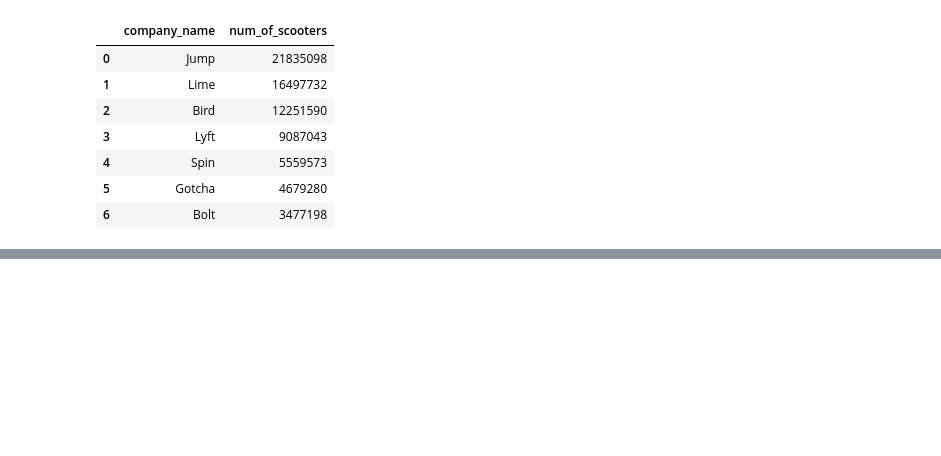
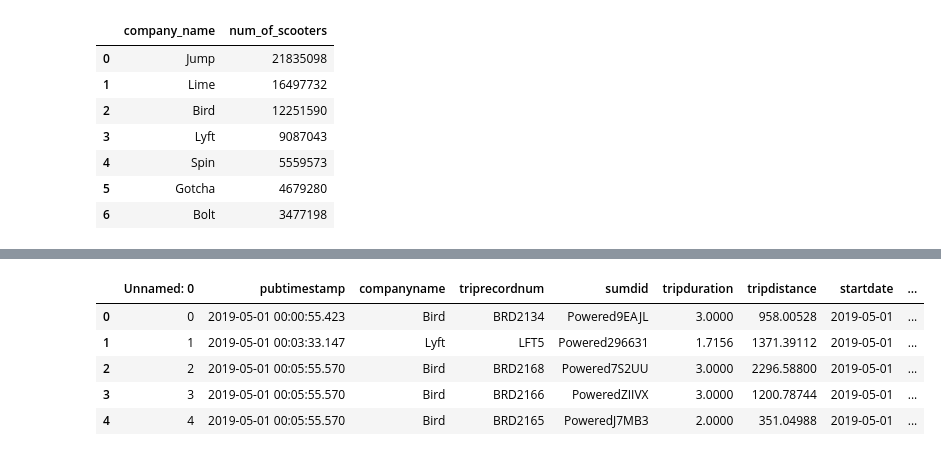
Before and after one commit to NSS-Data-Analytics-Cohort-11/scooters-supreme, a Jupyter notebook: notebook/scooters.ipynb, the cells around one changed output, grey strips where cells are left out. Saved outputs shown, nothing was run; the diff lists cells and outputs as text; code cells hidden in the pictures; blank space fills up the shorter version.

```diff
--- a/notebook/scooters.ipynb
+++ b/notebook/scooters.ipynb
@@ -204,0 +243,2 @@ scootertotalscompany
+# %%
+trips['pubtimestamp'] = pd.to_datetime(trips['pubtimestamp'])#, format = '%Y/%m/%d %I:%M:%S.%f')
@@ -204,0 +312,9 @@ scootertotalscompany
+# %%
+trips.head()
+# %% [output]
+|  | Unnamed: 0 | pubtimestamp | companyname | triprecordnum | sumdid | tripduration | tripdistance | startdate | ... |
+| 0 | 0 | 2019-05-01 00:00:55.423 | Bird | BRD2134 | Powered9EAJL | 3.0000 | 958.00528 | 2019-05-01 | ... |
+| 1 | 1 | 2019-05-01 00:03:33.147 | Lyft | LFT5 | Powered296631 | 1.7156 | 1371.39112 | 2019-05-01 | ... |
+| 2 | 2 | 2019-05-01 00:05:55.570 | Bird | BRD2168 | Powered7S2UU | 3.0000 | 2296.58800 | 2019-05-01 | ... |
+| 3 | 3 | 2019-05-01 00:05:55.570 | Bird | BRD2166 | PoweredZIIVX | 3.0000 | 1200.78744 | 2019-05-01 | ... |
+| 4 | 4 | 2019-05-01 00:05:55.570 | Bird | BRD2165 | PoweredJ7MB3 | 2.0000 | 351.04988 | 2019-05-01 | ... |
```
Also changed, not shown: parts of 13 cells of this notebook.
